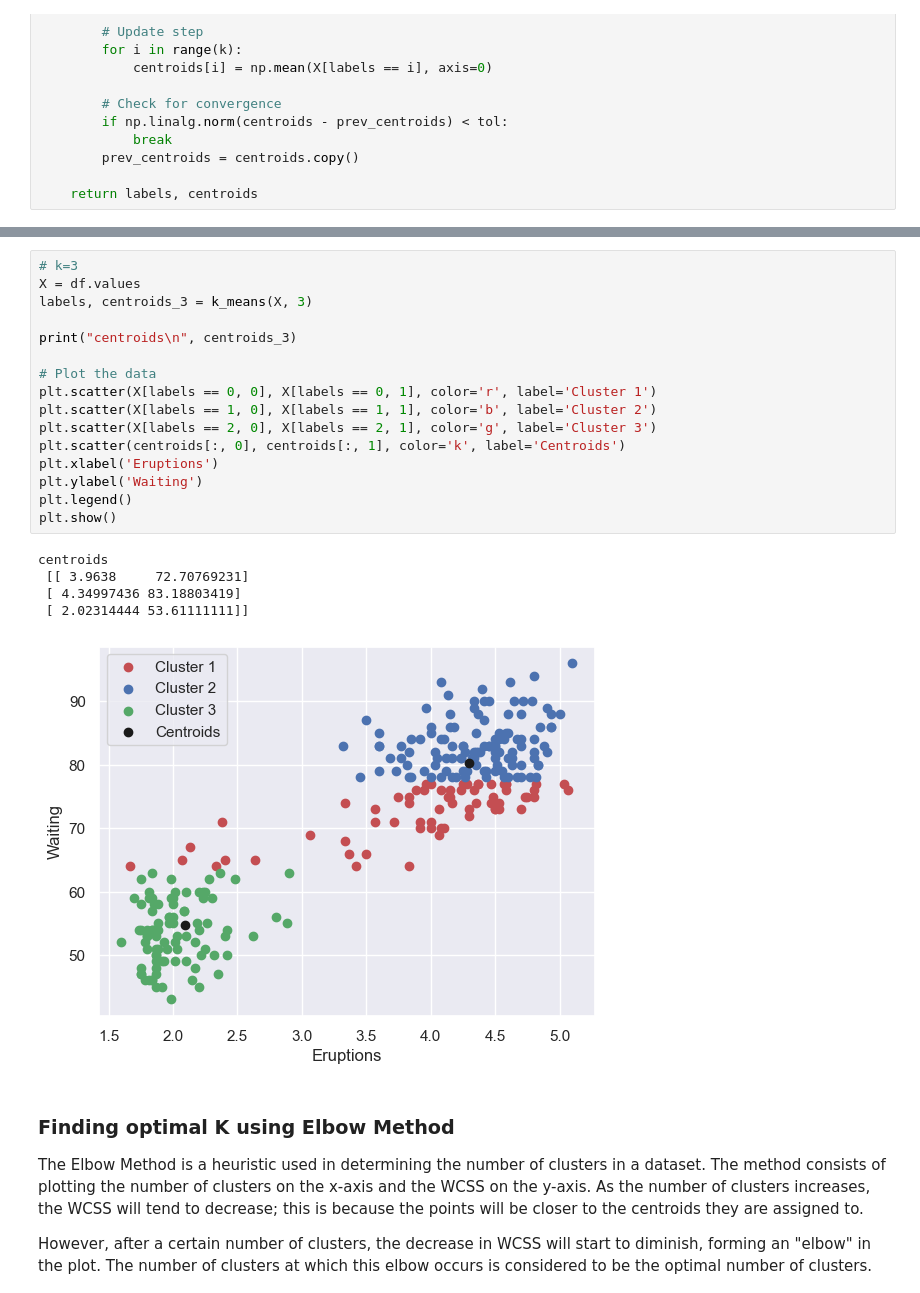
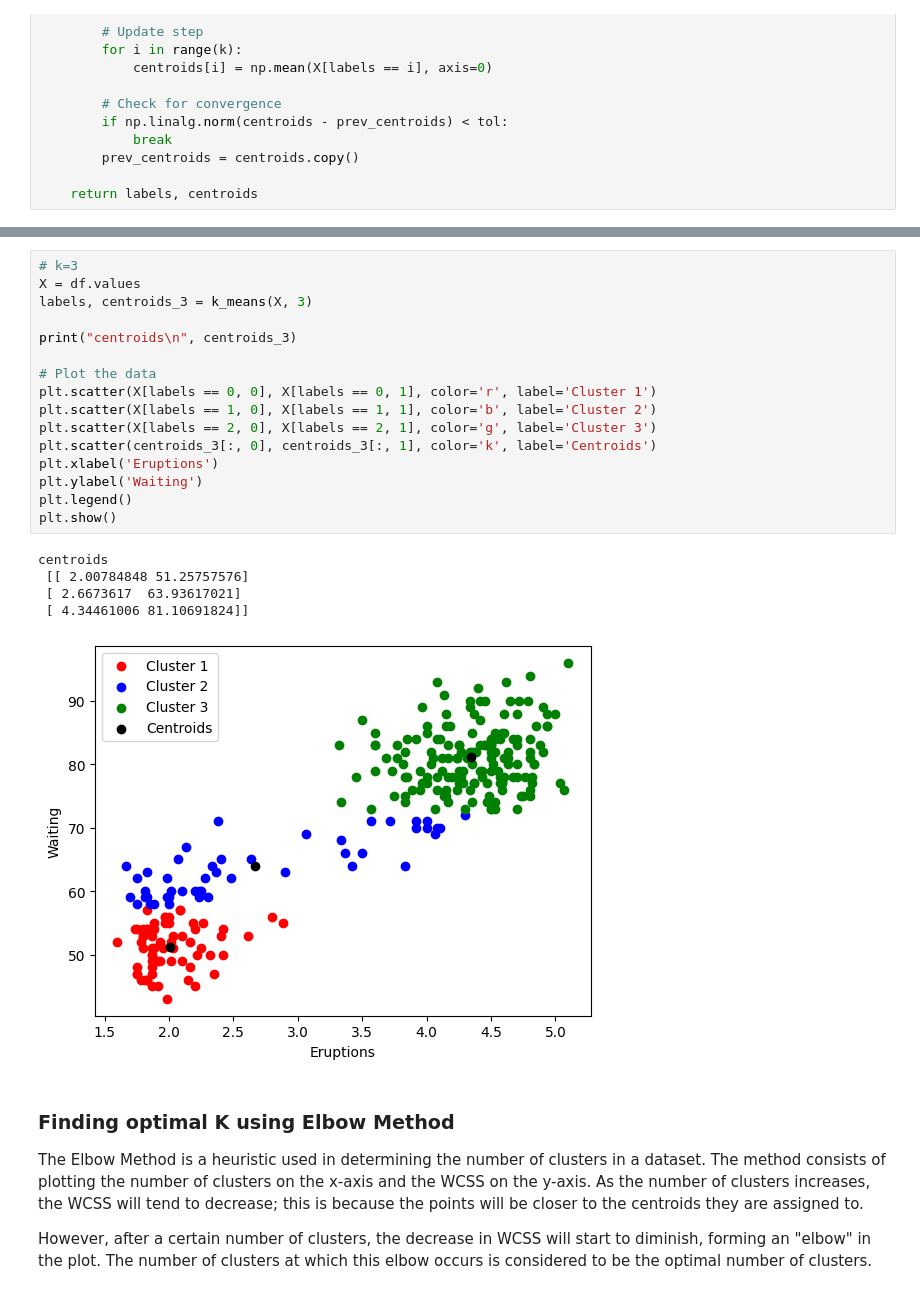
Before and after one commit to krishangupta33/Unboxing-Black-Box-ML-Models, a Jupyter notebook: HW6/HW6.ipynb, the cells around one changed output, grey strips where cells are left out. Cells and saved outputs as stored; diff of their text form.

Commit message:
graph fix

```diff
--- a/HW6/HW6.ipynb
+++ b/HW6/HW6.ipynb
@@ -138,25 +139,25 @@ centroids
 # %%
 # k=3
 X = df.values
 labels, centroids_3 = k_means(X, 3)
 
 print("centroids\n", centroids_3)
 
 # Plot the data
 plt.scatter(X[labels == 0, 0], X[labels == 0, 1], color='r', label='Cluster 1')
 plt.scatter(X[labels == 1, 0], X[labels == 1, 1], color='b', label='Cluster 2')
 plt.scatter(X[labels == 2, 0], X[labels == 2, 1], color='g', label='Cluster 3')
-plt.scatter(centroids[:, 0], centroids[:, 1], color='k', label='Centroids')
+plt.scatter(centroids_3[:, 0], centroids_3[:, 1], color='k', label='Centroids')
 plt.xlabel('Eruptions')
 plt.ylabel('Waiting')
 plt.legend()
 plt.show()
 # %% [output]
 centroids
- [[ 3.9638     72.70769231]
- [ 4.34997436 83.18803419]
- [ 2.02314444 53.61111111]]
+ [[ 2.00784848 51.25757576]
+ [ 2.6673617  63.93617021]
+ [ 4.34461006 81.10691824]]
-[figure, old version]
+[figure, new version]
 # %% [markdown]
 ### Finding optimal K using Elbow Method
 
```
Also changed, not shown: parts of 4 cells of this notebook.
